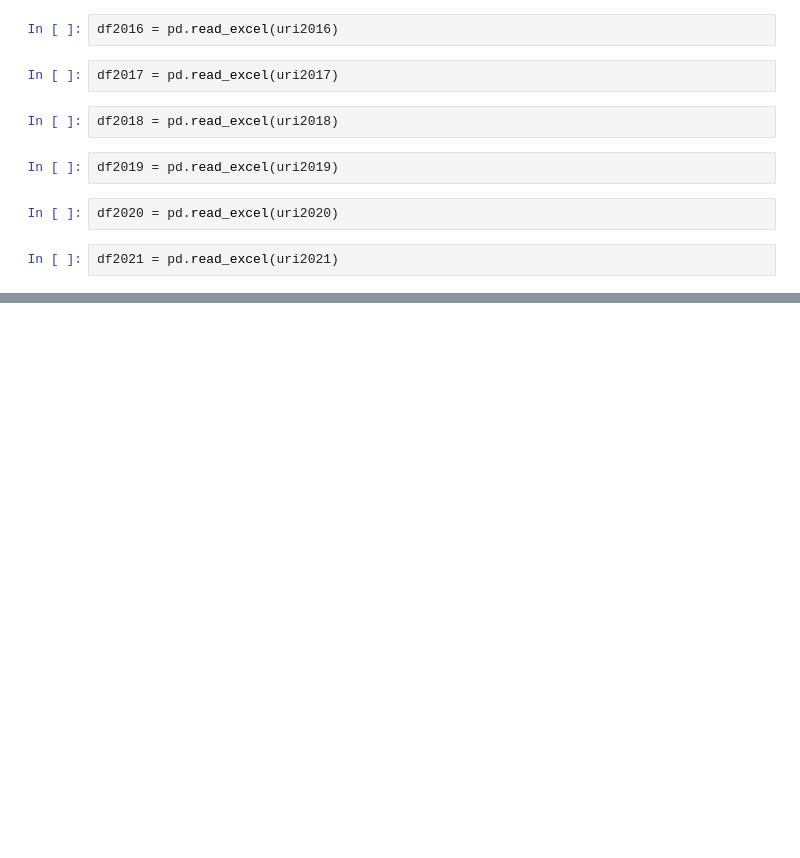
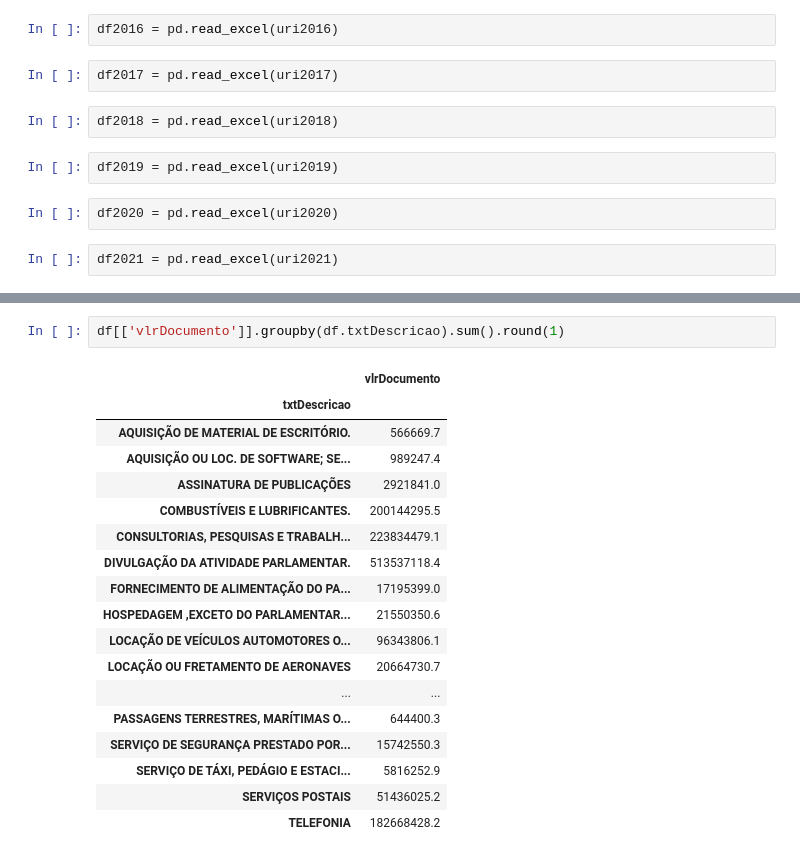
Before and after one commit to dagobertomedeiros/parlamentares, a Jupyter notebook: GASTOS_DEPUTADOS.ipynb, the cells around one changed output, grey strips where cells are left out. Drawn from its saved outputs; the diff is of its cells as text; blank space fills up the shorter version.

```diff
--- a/GASTOS_DEPUTADOS.ipynb
+++ b/GASTOS_DEPUTADOS.ipynb
@@ -56,0 +102,21 @@ df = pd.concat([df2008, df2009, df2010, df2011, df2012, df2013, df2014, df2015,
+# %%
+df[['vlrDocumento']].groupby(df.txtDescricao).sum().round(1)
+# %% [output]
+|  | vlrDocumento |
+| txtDescricao |  |
+| AQUISIÇÃO DE MATERIAL DE ESCRITÓRIO. | 566669.7 |
+| AQUISIÇÃO OU LOC. DE SOFTWARE; SE... | 989247.4 |
+| ASSINATURA DE PUBLICAÇÕES | 2921841.0 |
+| COMBUSTÍVEIS E LUBRIFICANTES. | 200144295.5 |
+| CONSULTORIAS, PESQUISAS E TRABALH... | 223834479.1 |
+| DIVULGAÇÃO DA ATIVIDADE PARLAMENTAR. | 513537118.4 |
+| FORNECIMENTO DE ALIMENTAÇÃO DO PA... | 17195399.0 |
+| HOSPEDAGEM ,EXCETO DO PARLAMENTAR... | 21550350.6 |
+| LOCAÇÃO DE VEÍCULOS AUTOMOTORES O... | 96343806.1 |
+| LOCAÇÃO OU FRETAMENTO DE AERONAVES | 20664730.7 |
+| ... | ... |
+| PASSAGENS TERRESTRES, MARÍTIMAS O... | 644400.3 |
+| SERVIÇO DE SEGURANÇA PRESTADO POR... | 15742550.3 |
+| SERVIÇO DE TÁXI, PEDÁGIO E ESTACI... | 5816252.9 |
+| SERVIÇOS POSTAIS | 51436025.2 |
+| TELEFONIA | 182668428.2 |
```
Also changed, not shown: parts of 5 cells of this notebook.
